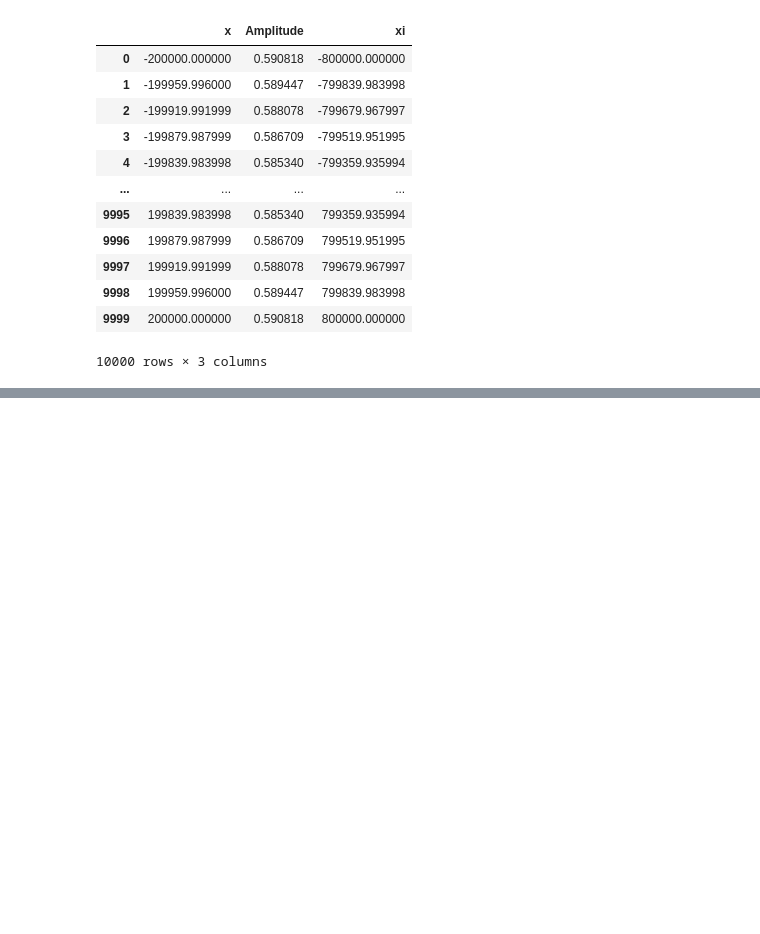
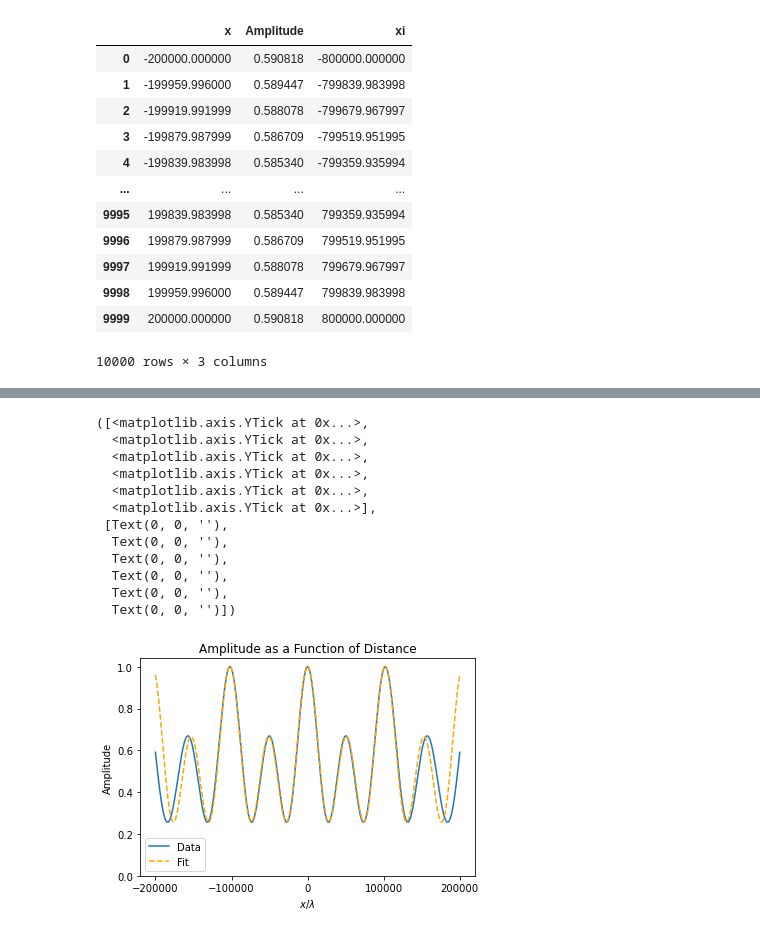
Before and after one commit to DanDan0101/opho-2021, a Jupyter notebook: E1-3.1.ipynb, the cells around one changed output, grey strips where cells are left out. Cells and saved outputs as stored; diff of their text form; code cells hidden in the pictures; blank space fills up the shorter version.

```diff
--- a/E1-3.1.ipynb
+++ b/E1-3.1.ipynb
@@ -89,0 +78,3 @@ plt.show()
+# %%
+n = np.arange(0,3,1)
+n
@@ -89,0 +83,5 @@ plt.show()
+# %%
+a_n = np.array([])
+for n_val in tqdm(n):
+    a_n = np.append(a_n, 2/P * 160 * np.sum(input_frame_truncated["Amplitude"] * np.cos(k * n_val * input_frame["xi"])))
+a_n
@@ -89,0 +90,5 @@ plt.show()
+# %%
+predicted = np.array([])
+for xi in tqdm(input_frame["xi"]):
+    predicted = np.append(predicted, a_n[0]/2 + np.sum(a_n[1:] * np.cos(k * xi * n[1:])))
+predicted
@@ -89,0 +98,3 @@ plt.show()
+# %%
+input_frame["Predicted"] = predicted
+input_frame
@@ -89,0 +115,23 @@ plt.show()
+# %%
+plt.plot(input_frame["x"], input_frame["Amplitude"], label = "Data")
+plt.plot(input_frame["x"], input_frame["Predicted"], color = "orange", linestyle = "dashed", label = "Fit")
+plt.xlabel("$x/\\lambda$")
+plt.ylabel("Amplitude")
+plt.title("Amplitude as a Function of Distance")
+plt.legend()
+plt.xticks(np.arange(-200000,200001,100000))
+plt.yticks(np.linspace(0,1,6))
+# %% [output]
+([<matplotlib.axis.YTick at 0x...>,
+  <matplotlib.axis.YTick at 0x...>,
+  <matplotlib.axis.YTick at 0x...>,
+  <matplotlib.axis.YTick at 0x...>,
+  <matplotlib.axis.YTick at 0x...>,
+  <matplotlib.axis.YTick at 0x...>],
+ [Text(0, 0, ''),
+  Text(0, 0, ''),
+  Text(0, 0, ''),
+  Text(0, 0, ''),
+  Text(0, 0, ''),
+  Text(0, 0, '')])
+[figure, added]
```
Also changed, not shown: parts of 20 cells of this notebook, 5 other files.
